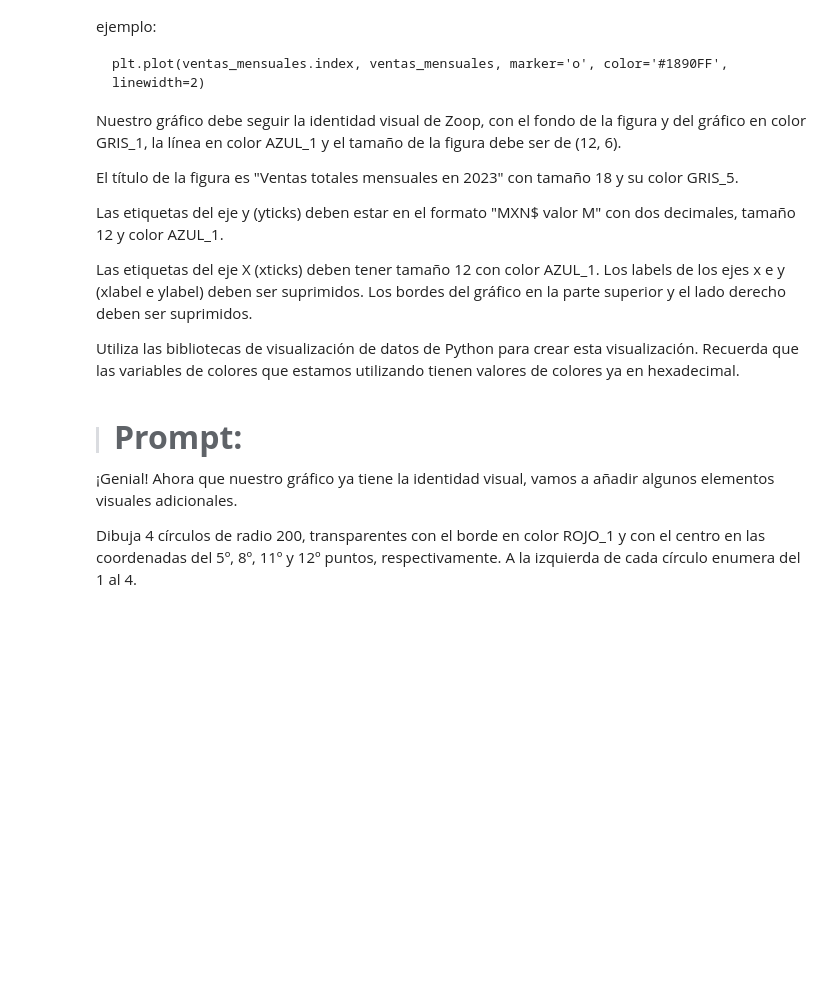
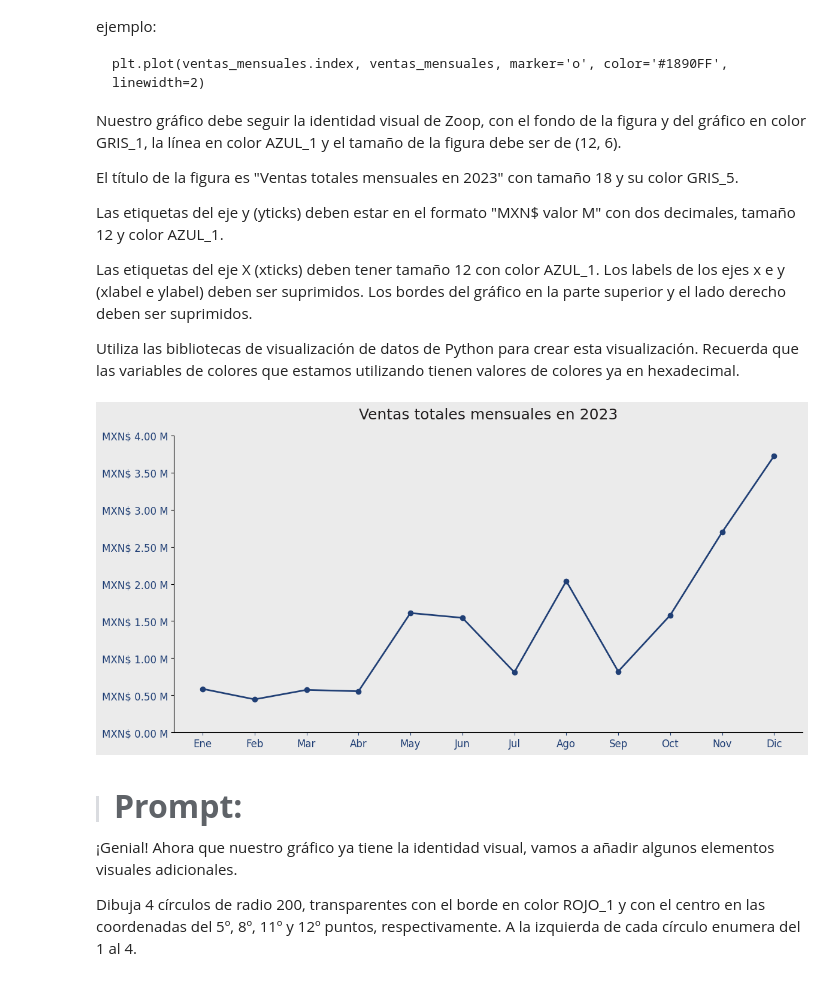
Before and after one commit to Yaaxek/IA-aplicada-a-la-ciencia-de-datos, a Jupyter notebook: ia_aplicada_a_ciencia_de_datos.ipynb, the cells around one changed output. Saved outputs shown, nothing was run; the diff lists cells and outputs as text; code cells hidden in the pictures; blank space fills up the shorter version.

```diff
--- a/ia_aplicada_a_ciencia_de_datos.ipynb
+++ b/ia_aplicada_a_ciencia_de_datos.ipynb
@@ -2036,6 +2247,87 @@ Las etiquetas del eje y (yticks) deben estar en el formato "MXN$ valor M" con do
 Las etiquetas del eje X (xticks) deben tener tamaño 12 con color AZUL_1. Los labels de los ejes x e y (xlabel e ylabel) deben ser suprimidos. Los bordes del gráfico en la parte superior y el lado derecho deben ser suprimidos.
 
 Utiliza las bibliotecas de visualización de datos de Python para crear esta visualización. Recuerda que las variables de colores que estamos utilizando tienen valores de colores ya en hexadecimal.
+# %%
+import pandas as pd
+import matplotlib.pyplot as plt
+
+# =========================
+# Preparación de datos
+# =========================
+
+# Extraer mes en texto completo (ej. January)
+df['mes'] = df['fecha'].dt.strftime('%B')
+
+# Agrupar por mes respetando el orden calendario original
+ventas_mensuales = (
+    df
+    .groupby('mes')['facturacion']
+    .sum()
+    .reindex(meses.keys())
+)
+
+# Traducir a abreviaturas en español
+ventas_mensuales.index = [meses[m] for m in ventas_mensuales.index]
+
+# =========================
+# Crear gráfico
+# =========================
+
+fig, ax = plt.subplots(figsize=(12, 6))
+
+# Fondo
+fig.patch.set_facecolor(GRIS_1)
+ax.set_facecolor(GRIS_1)
+
+# Línea
+ax.plot(
+    ventas_mensuales.index,
+    ventas_mensuales.values,
+    marker='o',
+    color=AZUL_1,
+    linewidth=2
+)
+
+# Título
+ax.set_title(
+    'Ventas totales mensuales en 2023',
+    fontsize=18,
+    color=GRIS_5,
+    pad=20
+)
+
+# Suprimir labels de ejes
+ax.set_xlabel('')
+ax.set_ylabel('')
+
+# Personalizar eje X
+ax.tick_params(axis='x', labelsize=12, colors=AZUL_1)
+
+# =========================
+# Formato personalizado eje Y
+# =========================
+
+valores_y = ax.get_yticks()
+
+etiquetas_y = [
+    f"MXN$ {valor/1_000_000:.2f} M"
+    for valor in valores_y
+]
+
+ax.set_yticks(valores_y)
+ax.set_yticklabels(etiquetas_y, fontsize=12, color=AZUL_1)
+
+# =========================
+# Quitar bordes
+# =========================
+
+ax.spines['top'].set_visible(False)
+ax.spines['right'].set_visible(False)
+
+plt.tight_layout()
+plt.show()
+# %% [output]
+[figure, added]
 # %% [markdown]
 > #### <strong><font color="7b71ff" size =6>Prompt:</font></strong>
 
```
Also changed, not shown: parts of 23 cells of this notebook.
